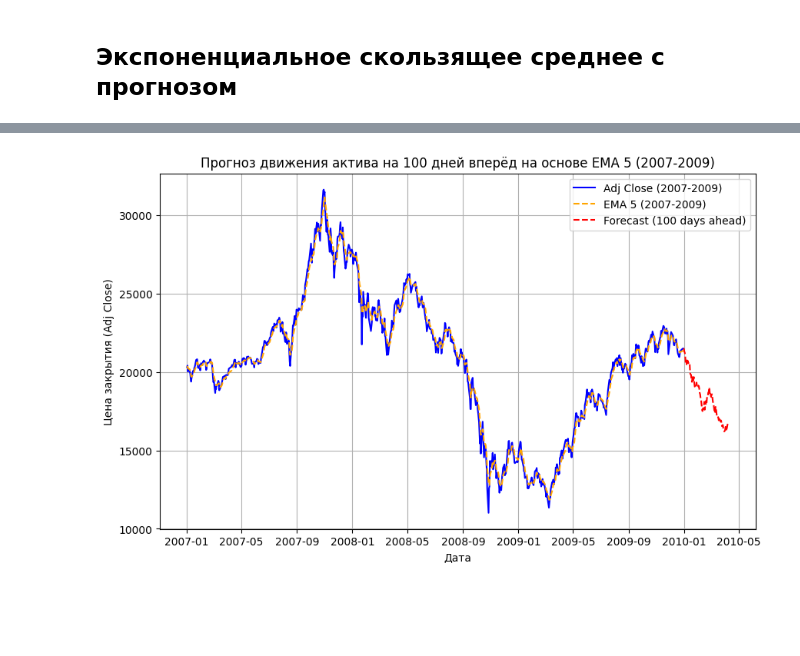
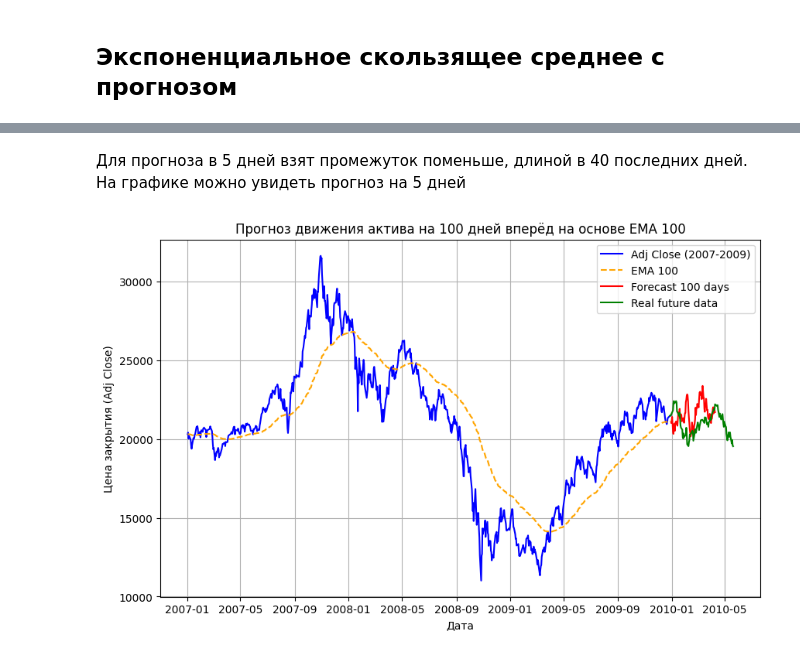
Before and after one commit to dauletZ/DL-labs, a Jupyter notebook: Lab1_DL.ipynb, the cells around one changed output, grey strips where cells are left out. Cells and saved outputs as stored; diff of their text form; code cells hidden in the pictures; blank space fills up the shorter version.

```diff
--- a/Lab1_DL.ipynb
+++ b/Lab1_DL.ipynb
@@ -262,8 +264,10 @@ plt.show()
 # %% [markdown]
 ## Экспоненциальное скользящее среднее с прогнозом
 # %%
+forecast_period_days = 5
 
-forecast_period_days = 5
+real_data = hsi_data['2009-12-25':'2010-01-20']
+real_close = real_data['Adj Close']
 
 recent_changes_crisis = crisis_data['Adj Close'].pct_change().tail(5).mean()
 
@@ -274,7 +278,7 @@ volatility_crisis = crisis_data['Adj Close'].pct_change().tail(10).std()
 forecast_crisis_days = []
 
 for i in range(forecast_period_days):
-    random_noise_crisis = np.random.normal(0, volatility_crisis)
+    random_noise_crisis = np.random.normal(0, volatility_crisis / 2)
     forecast_value_crisis = forecast_ema_5_crisis * (1 + recent_changes_crisis + random_noise_crisis)
     forecast_crisis_days.append(forecast_value_crisis)
     forecast_ema_5_crisis = forecast_value_crisis
@@ -282,9 +286,10 @@ for i in range(forecast_period_days):
 future_dates_crisis_days = pd.date_range(start=crisis_data.index[-1], periods=forecast_period_days+1, freq='D')[1:]
 
 plt.figure(figsize=(10, 6))
-plt.plot(crisis_data.index[-40:None], crisis_data['Adj Close'][-40:None], label='Adj Close (2007-2009)', color='blue')
-plt.plot(crisis_data.index[-40:None], ema_5[-40:None], label='EMA 5 (2007-2009)', color='orange', linestyle='--')
+plt.plot(crisis_data.index[-40:], crisis_data['Adj Close'][-40:], label='Adj Close (2007-2009)', color='blue')
+plt.plot(crisis_data.index[-40:], ema_5[-40:], label='EMA 5 (2007-2009)', color='orange', linestyle='--')
 plt.plot(future_dates_crisis_days, forecast_crisis_days, label='Forecast (5 days ahead)', color='red', linestyle='--')
+plt.plot(real_data.index, real_close, label = 'Real future data', color = 'green')
 plt.title('Прогноз движения актива на 5 дней вперёд на основе EMA 5 (2007-2009)')
 plt.xlabel('Дата')
 plt.ylabel('Цена закрытия (Adj Close)')
@@ -296,33 +301,39 @@ plt.show()
+# %% [markdown]
+Для прогноза в 5 дней взят промежуток поменьше, длиной в 40 последних дней. На графике можно увидеть прогноз на 5 дней
 # %%
-ema_5_crisis = crisis_data['Adj Close'].ewm(span=5, adjust=False).mean()
+ema_100_crisis = crisis_data['Adj Close'].ewm(span=100, adjust=False).mean()
+
+real_data = hsi_data['2009-12-25':'2010-05-20']
+real_close = real_data['Adj Close']
 
 forecast_period_days = 100
 
-recent_changes_crisis = crisis_data['Adj Close'].pct_change().tail(10).mean()
+recent_changes_crisis = crisis_data['Adj Close'].pct_change().tail(100).mean()
 
-forecast_ema_5_crisis = ema_5_crisis[-1]
+forecast_ema_5_crisis = ema_100_crisis[-1]
 
-volatility_crisis = crisis_data['Adj Close'].pct_change().tail(10).std()
+volatility_crisis = crisis_data['Adj Close'].pct_change().tail(100).std()
 
 forecast_crisis_days = []
 
 for i in range(forecast_period_days):
     random_noise_crisis = np.random.normal(0, volatility_crisis)
     forecast_value_crisis = forecast_ema_5_crisis * (1 + recent_changes_crisis + random_noise_crisis)
     forecast_crisis_days.append(forecast_value_crisis)
     forecast_ema_5_crisis = forecast_value_crisis
 
 future_dates_crisis_days = pd.date_range(start=crisis_data.index[-1], periods=forecast_period_days+1, freq='D')[1:]
 
 plt.figure(figsize=(10, 6))
 plt.plot(crisis_data.index, crisis_data['Adj Close'], label='Adj Close (2007-2009)', color='blue')
-plt.plot(crisis_data.index, ema_5_crisis, label='EMA 5 (2007-2009)', color='orange', linestyle='--')
-plt.plot(future_dates_crisis_days, forecast_crisis_days, label='Forecast (100 days ahead)', color='red', linestyle='--')
-plt.title('Прогноз движения актива на 100 дней вперёд на основе EMA 5 (2007-2009)')
+plt.plot(crisis_data.index, ema_100_crisis, label='EMA 100', color='orange', linestyle='--')
+plt.plot(future_dates_crisis_days, forecast_crisis_days, label='Forecast 100 days', color='red')
+plt.plot(real_data.index, real_close, label = 'Real future data', color = 'green')
+plt.title('Прогноз движения актива на 100 дней вперёд на основе EMA 100')
 plt.xlabel('Дата')
 plt.ylabel('Цена закрытия (Adj Close)')
 plt.legend()
 plt.grid(True)
 plt.show()
 # %% [output]
-[figure, old version]
+[figure, new version]
```
Also changed, not shown: parts of 3 cells of this notebook.
